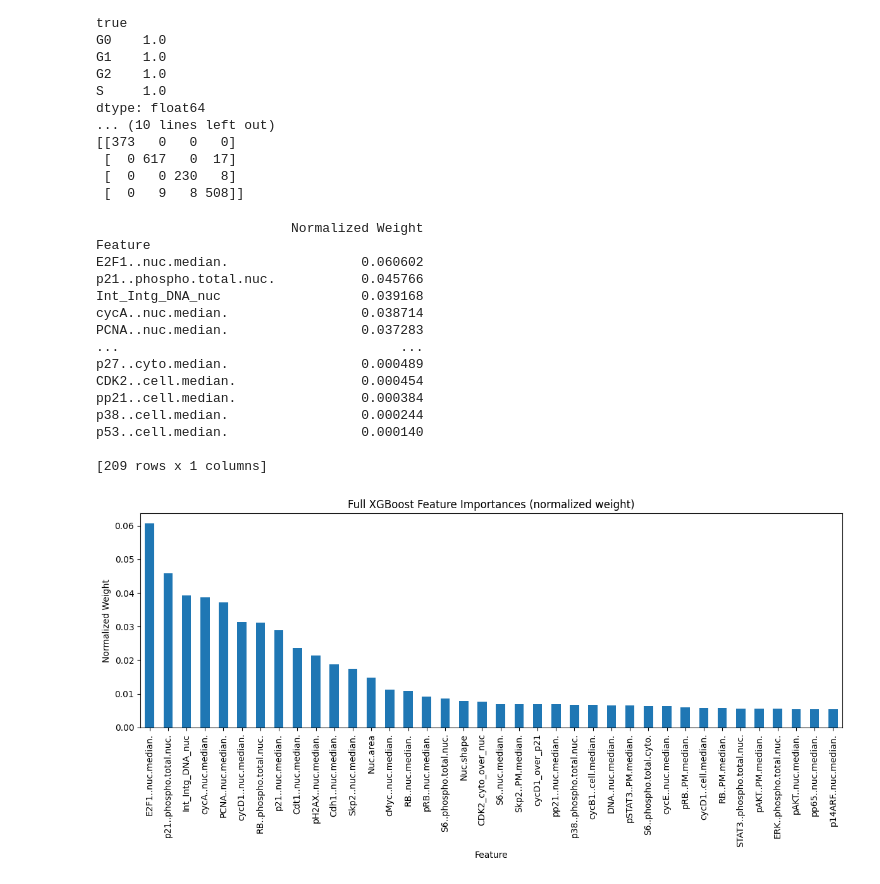
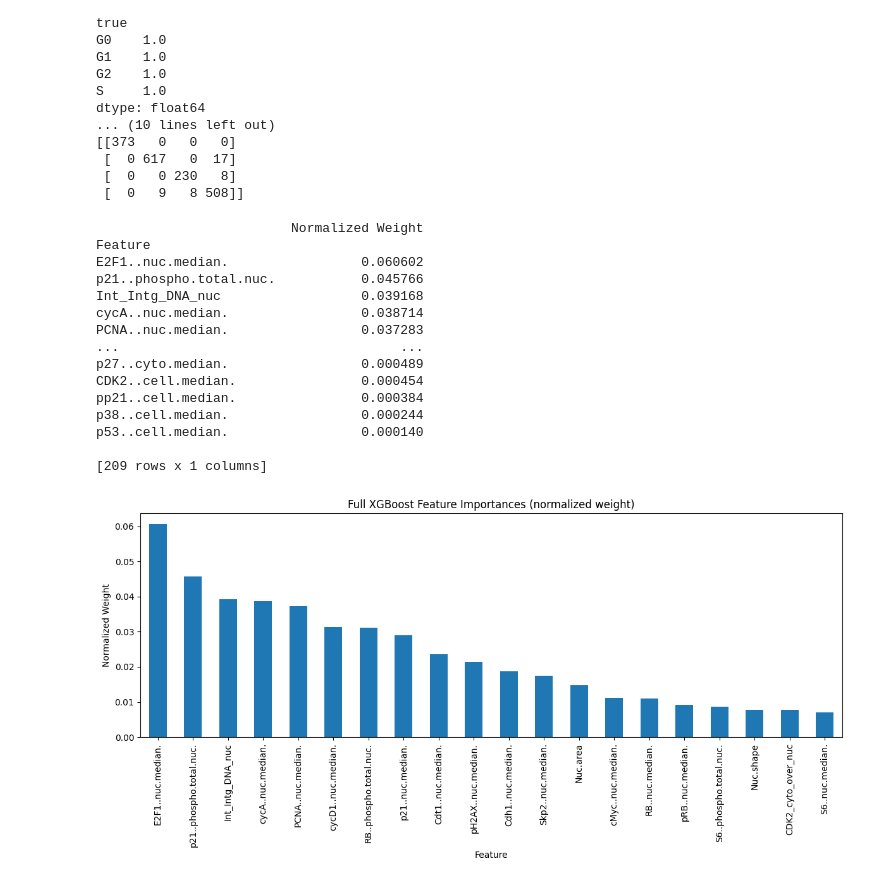
Before and after one commit to mariahgloehr/IICD, a Jupyter notebook: XGBoost/xgb_classification.ipynb, the cells around one changed output. Cells and saved outputs as stored; diff of their text form; code cells hidden in the pictures.

```diff
--- a/XGBoost/xgb_classification.ipynb
+++ b/XGBoost/xgb_classification.ipynb
@@ -139,33 +139,33 @@ importance_df = importance_df.sort_values(by='Normalized Weight', ascending=Fals
 print(importance_df)
 
 # Select top 40 for plotting
-top_n = 38
+top_n = 20
 top_features_df = importance_df.head(top_n)
 
 # Plot
 top_features_df.plot(kind='bar', figsize=(12, 6), legend=False)
 plt.title(f"Full XGBoost Feature Importances (normalized weight)")
 plt.ylabel("Normalized Weight")
 plt.xlabel("Feature")
 plt.tight_layout()
 # Save the plot
 plot_path = "xgb_classification_important_full.png"
 plt.savefig(plot_path, dpi=300)
 plt.show()
 # %% [output]
                          Normalized Weight
 Feature
 E2F1..nuc.median.                 0.060602
 p21..phospho.total.nuc.           0.045766
 Int_Intg_DNA_nuc                  0.039168
 cycA..nuc.median.                 0.038714
 PCNA..nuc.median.                 0.037283
 ...                                    ...
 p27..cyto.median.                 0.000489
 CDK2..cell.median.                0.000454
 pp21..cell.median.                0.000384
 p38..cell.median.                 0.000244
 p53..cell.median.                 0.000140
 
 [209 rows x 1 columns]
-[figure, old version]
+[figure, new version]
```
Also changed, not shown: parts of 1 cell of this notebook, 11 other files.
